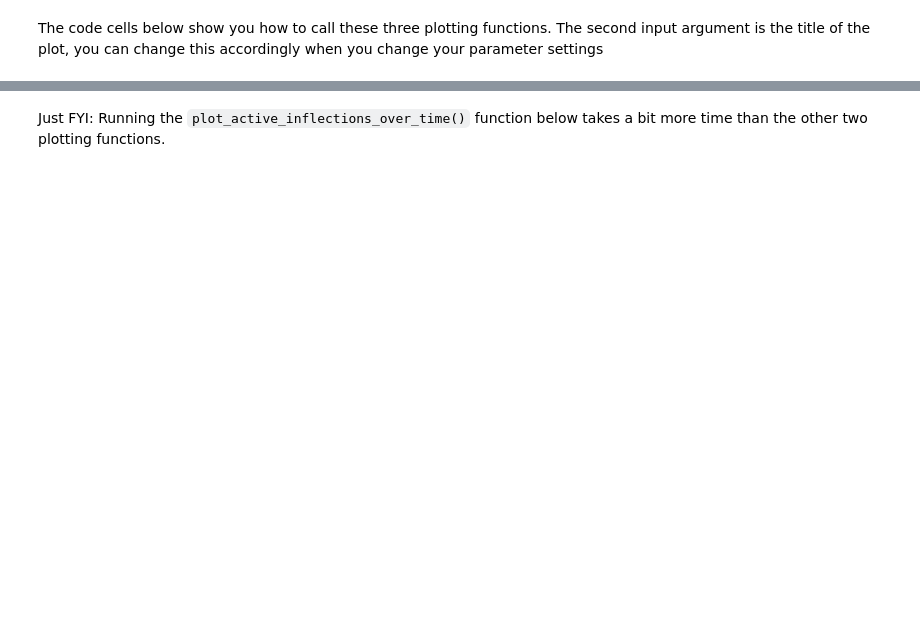
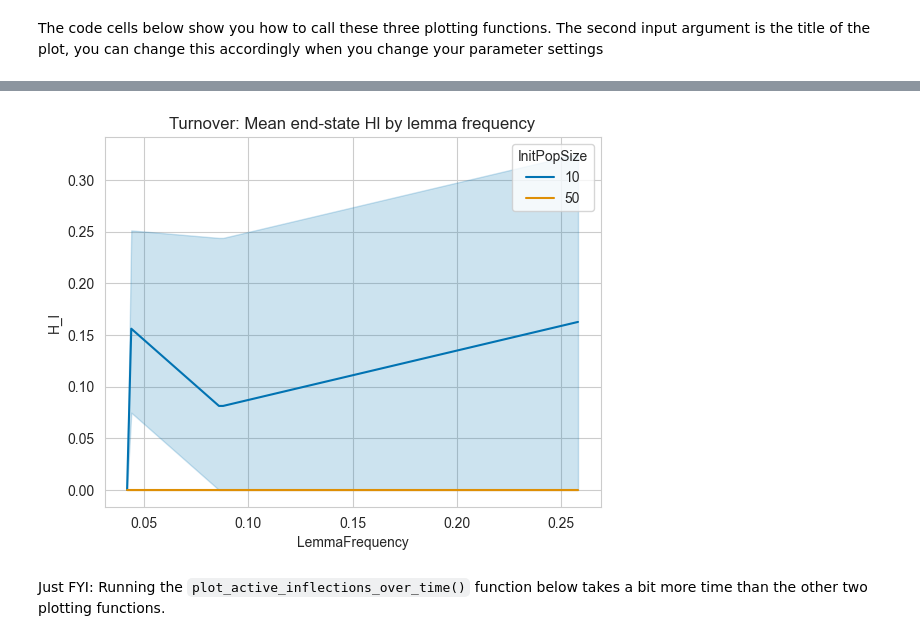
Before and after one commit to marieke-woensdregt/ABCM_Course_24-25, a Jupyter notebook: ABCM_Lab_03_24-25.ipynb, the cells around one changed output, grey strips where cells are left out. Cells and saved outputs as stored; diff of their text form; code cells hidden in the pictures; blank space fills up the shorter version.

````diff
--- a/ABCM_Lab_03_24-25.ipynb
+++ b/ABCM_Lab_03_24-25.ipynb
@@ -527,7 +782,9 @@ plot_vocab_entropy(regularity_dataframes_combined, "Turnover: Distribution end-s
 # %%
 %matplotlib inline
 
-plot_lemma_entropy_by_freq(stability_dataframes_combined, "Turnover: Mean end-state Hl by lemma frequency")
+plot_lemma_entropy_by_freq(stability_dataframe, "Turnover: Mean end-state Hl by lemma frequency")
+# %% [output]
+[figure, added]
 # %% [markdown]
 Just FYI: Running the ```plot_active_inflections_over_time()``` function below takes a bit more time than the other two plotting functions.
 # %%
````
Also changed, not shown: parts of 42 cells of this notebook.
